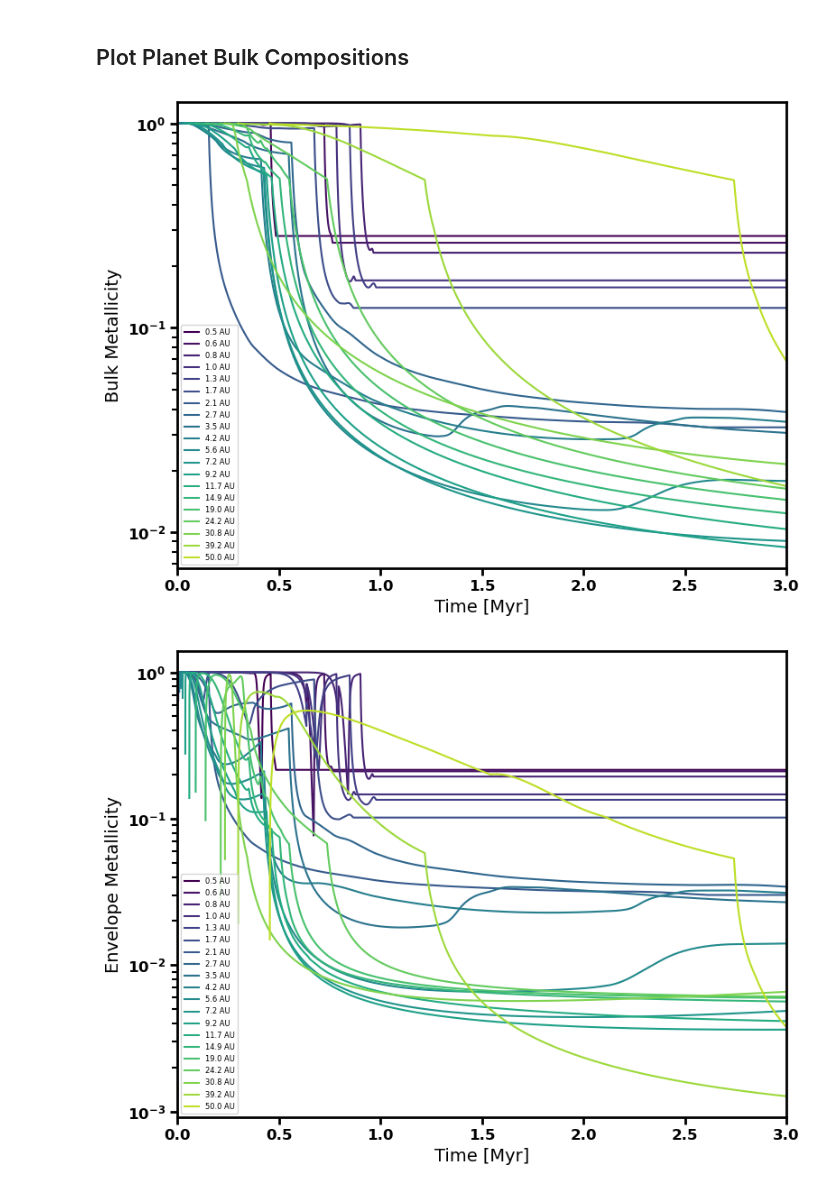
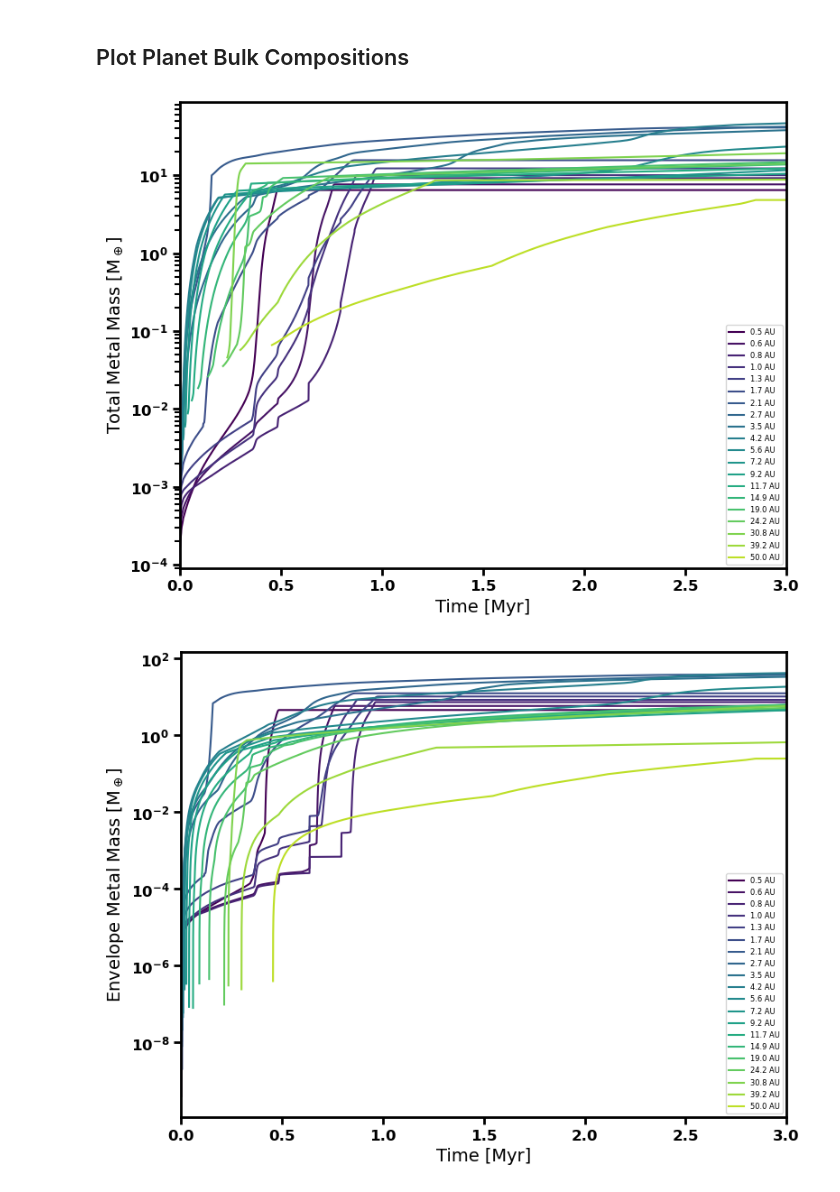
Before and after one commit to BenT1105/DiscEvolution, a Jupyter notebook: notebooks/planet_chemistry_plots.ipynb, the cells around one changed output. Drawn from its saved outputs; the diff is of its cells as text; code cells hidden in the pictures.

Commit message:
Updated metallicity calculation

```diff
--- a/notebooks/planet_chemistry_plots.ipynb
+++ b/notebooks/planet_chemistry_plots.ipynb
@@ -170,12 +170,12 @@ def load_data(data_dir, config_dir):
 # %% [markdown]
 ## Bulk Composition Functions
 # %%
-## Method to calculate the bulk metallicity of each planet
+## Method to calculate the total metal mass of each planet
 
-def bulk_metallicity(X_cores, X_envs, Mcs, Mes):
+def bulk_metal_mass(X_cores, X_envs, Mcs, Mes):
     """
-    Calculate the bulk metallicity of each planet over time.
-    This is the mass fraction of the whole planet (core + envelope) in heavy elements.
+    Calculate the total metal mass of each planet over time.
+    This is the mass of heavy elements in the whole planet (core + envelope).
 
     Parameters:
         X_cores: Core mass abundances with shape (N_planets, N_species, N_times).
@@ -184,12 +184,12 @@ def bulk_metallicity(X_cores, X_envs, Mcs, Mes):
         Mes: Envelope masses with shape (N_planets, N_times).
 
     Returns:
-        Z: Bulk metallicity with shape (N_planets, N_times).
+        M_Z: Total metal mass with shape (N_planets, N_times), in the same units as Mcs and Mes.
     """
 
     n_planets, n_spec, n_t = np.shape(X_cores)
 
-    Z = np.zeros((n_planets, n_t))
+    M_Z = np.zeros((n_planets, n_t))
 
     ## Calculate the time series for each planet in turn
     for p in range(n_planets):
@@ -202,29 +202,28 @@ def bulk_metallicity(X_cores, X_envs, Mcs, Mes):
         env.data[:] = X_envs[p]
 
         ## Mass of heavy elements in the core and envelope
-        M_Z = core.total_abund * Mcs[p] + env.total_abund * Mes[p]
+        M_Z[p] = core.total_abund * Mcs[p] + env.total_abund * Mes[p]
 
-        Z[p] = M_Z / (Mcs[p] + Mes[p])
+    return M_Z
 
-    return Z
+## Method to calculate the envelope metal mass of each planet
 
-## Method to calculate the envelope metallicity of each planet
-
-def envelope_metallicity(X_envs):
+def envelope_metal_mass(X_envs, Mes):
     """
-    Calculate the envelope metallicity of each planet over time.
-    This is the mass fraction of the envelope in heavy elements (the rest is H/He).
+    Calculate the metal mass in the envelope of each planet over time.
+    This is the mass of heavy elements in the envelope (the rest is H/He).
 
     Parameters:
         X_envs: Envelope mass abundances with shape (N_planets, N_species, N_times).
+        Mes: Envelope masses with shape (N_planets, N_times).
 
     Returns:
-        Z_env: Envelope metallicity with shape (N_planets, N_times).
+        M_Z_env: Envelope metal mass with shape (N_planets, N_times), in the same units as Mes.
     """
 
     n_planets, n_spec, n_t = np.shape(X_envs)
 
-    Z_env = np.zeros((n_planets, n_t))
+    M_Z_env = np.zeros((n_planets, n_t))
 
     ## Calculate the time series for each planet in turn
     for p in range(n_planets):
@@ -233,9 +232,10 @@ def envelope_metallicity(X_envs):
         env = SimpleCOMolAbund(n_t)
         env.data[:] = X_envs[p]
 
-        Z_env[p] = env.total_abund
+        ## Mass of heavy elements in the envelope
+        M_Z_env[p] = env.total_abund * Mes[p]
 
-    return Z_env
+    return M_Z_env
 
 ## Method to calculate the volatile to refractory ratio of each planet
 
@@ -388,8 +388,8 @@ def bold_ticks(*axes):
 ## Bulk composition of each planet over time
 
 compositions = {
-    "Bulk Metallicity": bulk_metallicity(X_cores, X_envs, Mcs, Mes),
-    "Envelope Metallicity": envelope_metallicity(X_envs),
+    r"Total Metal Mass [M$_\oplus$]": bulk_metal_mass(X_cores, X_envs, Mcs, Mes),
+    r"Envelope Metal Mass [M$_\oplus$]": envelope_metal_mass(X_envs, Mes),
     "Volatile / Refractory": bulk_volatile_refractory_ratio(X_cores, X_envs, Mcs, Mes),
     "Water Mass Fraction": bulk_water_content(X_cores, X_envs, Mcs, Mes)}
 
@@ -403,35 +403,35 @@ R_start = np.array([Rp[p][~np.isnan(Rp[p])][0] for p in range(n_planets)])
 
 order = np.argsort(R_start)
 planet_colors = np.zeros((n_planets, 4))
 planet_colors[order] = plt.cm.viridis(np.linspace(0, 0.9, n_planets))
 
 ## y-axis scale of each composition
 
-y_scale = {"Bulk Metallicity": 'log', "Envelope Metallicity": 'log',
+y_scale = {r"Total Metal Mass [M$_\oplus$]": 'log', r"Envelope Metal Mass [M$_\oplus$]": 'log',
     "Volatile / Refractory": 'log', "Water Mass Fraction": 'log'}
 
 ## One figure per composition, with every planet on the same axes
 
 for composition in compositions:
     fig, ax = plt.subplots(figsize=(8, 6))
 
     for p in order:
         ax.plot(t / 1e6, compositions[composition][p], color = planet_colors[p], label = f'{round(R_start[p], 1)} AU')
 
     ax.set_yscale(y_scale[composition])
     ax.set_xlim(0, 3)
     ax.set_xlabel('Time [Myr]')
     ax.set_ylabel(composition)
 
     ax.legend(fontsize = 6)
 
     bold_ticks(ax)
 
     plt.tight_layout()
 
     plt.show()
 # %% [output]
-[figure, old version]
+[figure, new version]
-[figure, old version]
+[figure, new version]
 [figure]
 [figure]
```
Also changed, not shown: 2 other files.
